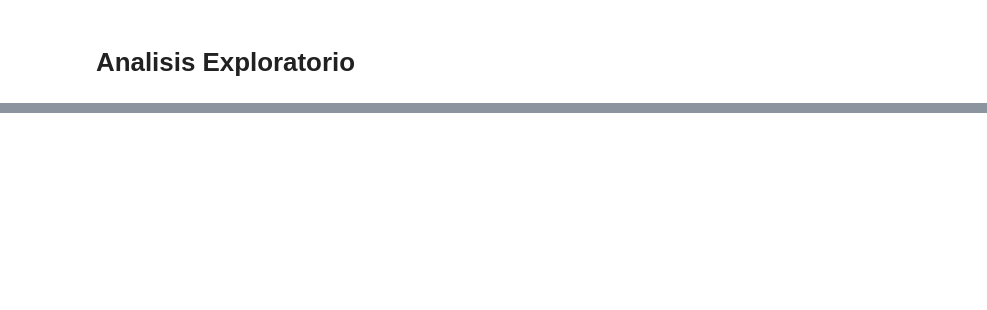
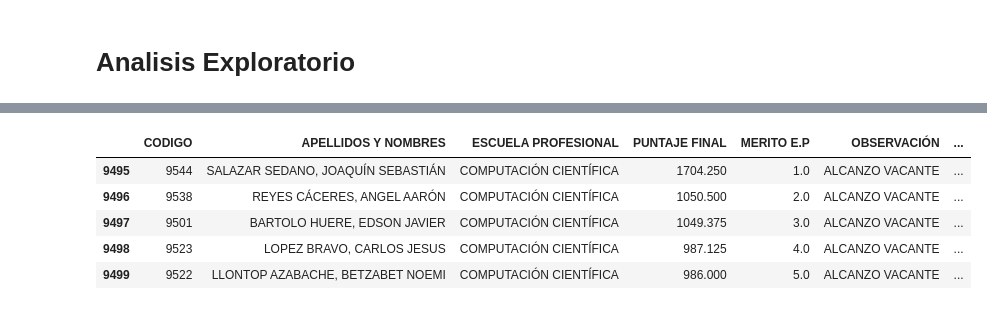
Before and after one commit to jhonvelasque/ETL_del_examen_de_admision_UNMSM2023, a Jupyter notebook: WebScrapingExamen/3_AnalisisExploratorio.ipynb, the cells around one changed output, grey strips where cells are left out. Drawn from its saved outputs; the diff is of its cells as text; code cells hidden in the pictures; blank space fills up the shorter version.

```diff
--- a/WebScrapingExamen/3_AnalisisExploratorio.ipynb
+++ b/WebScrapingExamen/3_AnalisisExploratorio.ipynb
@@ -142,0 +173,11 @@ for i in range(5):
+# %%
+df1=df_resultados[(df_resultados['ESCUELA PROFESIONAL']=='COMPUTACIÓN CIENTÍFICA') ]
+# %%
+df1.head()
+# %% [output]
+|  | CODIGO | APELLIDOS Y NOMBRES | ESCUELA PROFESIONAL | PUNTAJE FINAL | MERITO E.P | OBSERVACIÓN | ... |
+| 9495 | 9544 | SALAZAR SEDANO, JOAQUÍN SEBASTIÁN | COMPUTACIÓN CIENTÍFICA | 1704.250 | 1.0 | ALCANZO VACANTE | ... |
+| 9496 | 9538 | REYES CÁCERES, ANGEL AARÓN | COMPUTACIÓN CIENTÍFICA | 1050.500 | 2.0 | ALCANZO VACANTE | ... |
+| 9497 | 9501 | BARTOLO HUERE, EDSON JAVIER | COMPUTACIÓN CIENTÍFICA | 1049.375 | 3.0 | ALCANZO VACANTE | ... |
+| 9498 | 9523 | LOPEZ BRAVO, CARLOS JESUS | COMPUTACIÓN CIENTÍFICA | 987.125 | 4.0 | ALCANZO VACANTE | ... |
+| 9499 | 9522 | LLONTOP AZABACHE, BETZABET NOEMI | COMPUTACIÓN CIENTÍFICA | 986.000 | 5.0 | ALCANZO VACANTE | ... |
```
Also changed, not shown: parts of 15 cells of this notebook, 18 other files.
